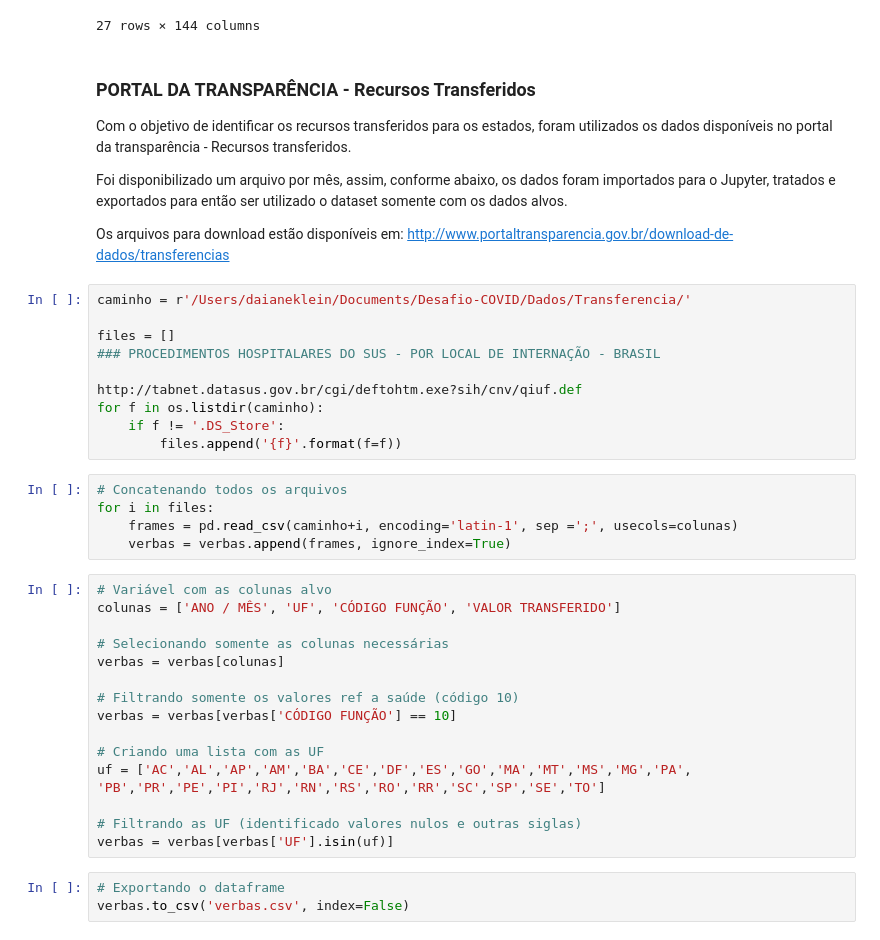
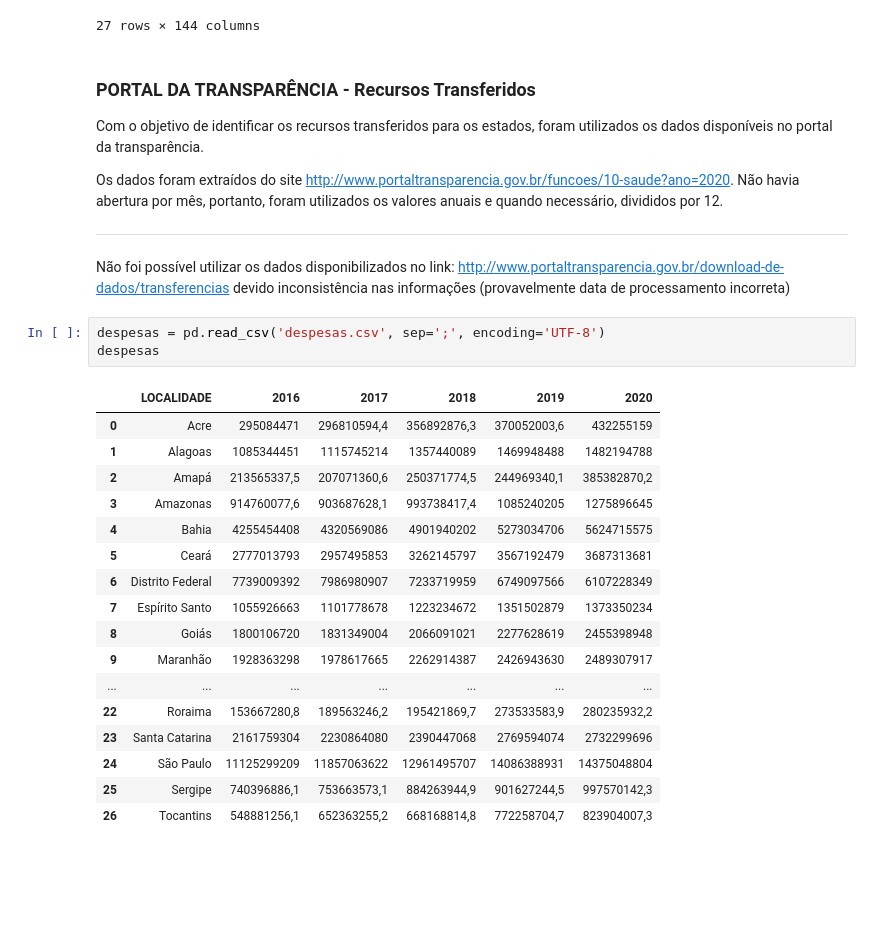
Before and after one commit to daianeklein/bootcamp-Alura, a Jupyter notebook: Desafio-Modulo4.ipynb, the cells around one changed output. Saved outputs shown, nothing was run; the diff lists cells and outputs as text; blank space fills up the shorter version.

```diff
--- a/Desafio-Modulo4.ipynb
+++ b/Desafio-Modulo4.ipynb
@@ -105,42 +152,31 @@ internacoes
 # %% [markdown]
 ### PORTAL DA TRANSPARÊNCIA - Recursos Transferidos
 
-Com o objetivo de identificar os recursos transferidos para os estados, foram utilizados os dados disponíveis no portal da transparência - Recursos transferidos.
+Com o objetivo de identificar os recursos transferidos para os estados, foram utilizados os dados disponíveis no portal da transparência.
 
-Foi disponibilizado um arquivo por mês, assim, conforme abaixo, os dados foram importados para o Jupyter, tratados e exportados para então ser utilizado o dataset somente com os dados alvos.
+Os dados foram extraídos do site http://www.portaltransparencia.gov.br/funcoes/10-saude?ano=2020. Não havia abertura por mês, portanto, foram utilizados os valores anuais e quando necessário, divididos por 12.
 
-Os arquivos para download estão disponíveis em: http://www.portaltransparencia.gov.br/download-de-dados/transferencias
+***
+
+Não foi possível utilizar os dados disponibilizados no link: http://www.portaltransparencia.gov.br/download-de-dados/transferencias devido inconsistência nas informações (provavelmente data de processamento incorreta)
-# %%
-caminho = r'/Users/daianeklein/Documents/Desafio-COVID/Dados/Transferencia/'
-
-files = []
-### PROCEDIMENTOS HOSPITALARES DO SUS - POR LOCAL DE INTERNAÇÃO - BRASIL
-
-http://tabnet.datasus.gov.br/cgi/deftohtm.exe?sih/cnv/qiuf.def
-for f in os.listdir(caminho):
-    if f != '.DS_Store':
-        files.append('{f}'.format(f=f))
-# %%
-# Concatenando todos os arquivos
-for i in files:
-    frames = pd.read_csv(caminho+i, encoding='latin-1', sep =';', usecols=colunas)
-    verbas = verbas.append(frames, ignore_index=True)
-# %%
-# Variável com as colunas alvo
-colunas = ['ANO / MÊS', 'UF', 'CÓDIGO FUNÇÃO', 'VALOR TRANSFERIDO']
-
-# Selecionando somente as colunas necessárias
-verbas = verbas[colunas]
-
-# Filtrando somente os valores ref a saúde (código 10)
-verbas = verbas[verbas['CÓDIGO FUNÇÃO'] == 10]
-
-# Criando uma lista com as UF
-uf = ['AC','AL','AP','AM','BA','CE','DF','ES','GO','MA','MT','MS','MG','PA',
-'PB','PR','PE','PI','RJ','RN','RS','RO','RR','SC','SP','SE','TO']
-
-# Filtrando as UF (identificado valores nulos e outras siglas)
-verbas = verbas[verbas['UF'].isin(uf)]
-# %%
-# Exportando o dataframe
-verbas.to_csv('verbas.csv', index=False)
+# %%
+despesas = pd.read_csv('despesas.csv', sep=';', encoding='UTF-8')
+despesas
+# %% [output]
+|  | LOCALIDADE | 2016 | 2017 | 2018 | 2019 | 2020 |
+| 0 | Acre | 295084471 | 296810594,4 | 356892876,3 | 370052003,6 | 432255159 |
+| 1 | Alagoas | 1085344451 | 1115745214 | 1357440089 | 1469948488 | 1482194788 |
+| 2 | Amapá | 213565337,5 | 207071360,6 | 250371774,5 | 244969340,1 | 385382870,2 |
+| 3 | Amazonas | 914760077,6 | 903687628,1 | 993738417,4 | 1085240205 | 1275896645 |
+| 4 | Bahia | 4255454408 | 4320569086 | 4901940202 | 5273034706 | 5624715575 |
+| 5 | Ceará | 2777013793 | 2957495853 | 3262145797 | 3567192479 | 3687313681 |
+| 6 | Distrito Federal | 7739009392 | 7986980907 | 7233719959 | 6749097566 | 6107228349 |
+| 7 | Espírito Santo | 1055926663 | 1101778678 | 1223234672 | 1351502879 | 1373350234 |
+| 8 | Goiás | 1800106720 | 1831349004 | 2066091021 | 2277628619 | 2455398948 |
+| 9 | Maranhão | 1928363298 | 1978617665 | 2262914387 | 2426943630 | 2489307917 |
+| ... | ... | ... | ... | ... | ... | ... |
+| 22 | Roraima | 153667280,8 | 189563246,2 | 195421869,7 | 273533583,9 | 280235932,2 |
+| 23 | Santa Catarina | 2161759304 | 2230864080 | 2390447068 | 2769594074 | 2732299696 |
+| 24 | São Paulo | 11125299209 | 11857063622 | 12961495707 | 14086388931 | 14375048804 |
+| 25 | Sergipe | 740396886,1 | 753663573,1 | 884263944,9 | 901627244,5 | 997570142,3 |
+| 26 | Tocantins | 548881256,1 | 652363255,2 | 668168814,8 | 772258704,7 | 823904007,3 |
```
Also changed, not shown: parts of 27 cells of this notebook.
